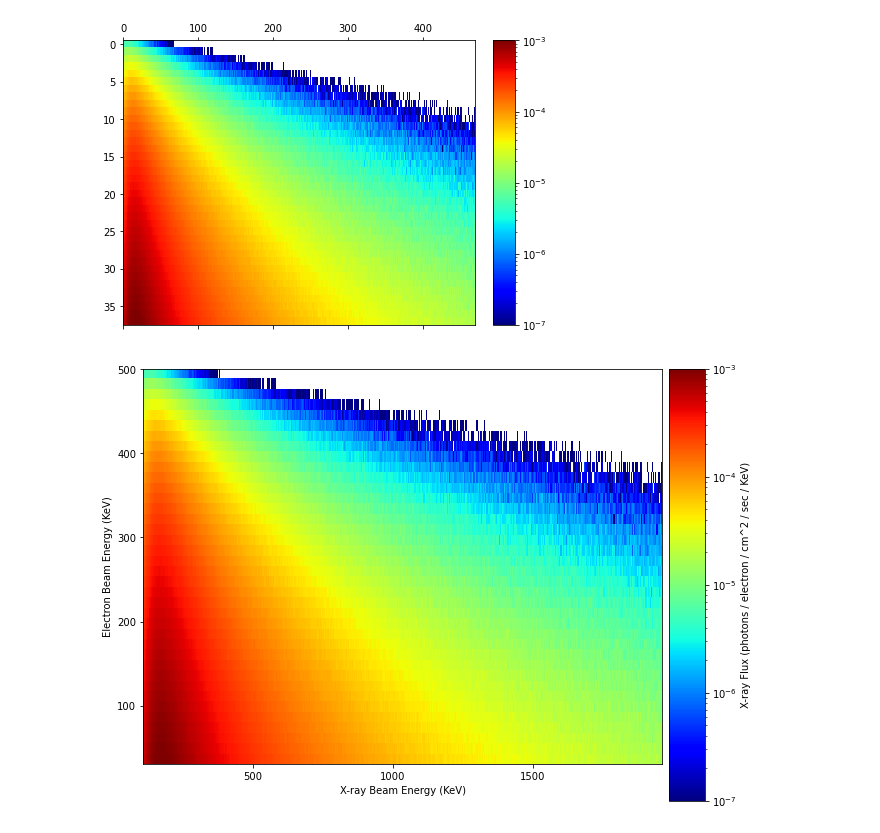
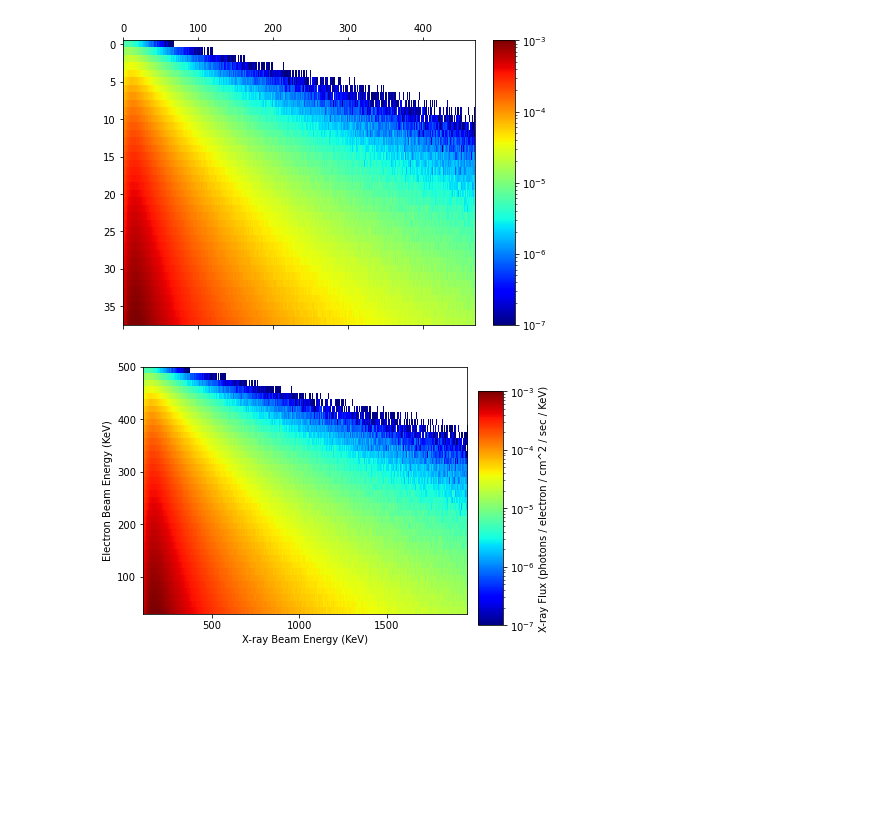
Before and after one commit to mrpatrick1991/thesis, a Jupyter notebook: figures/chapter_4/matrix_scaling_plot/Untitled.ipynb, the cells around one changed output. Drawn from its saved outputs; the diff is of its cells as text; code cells hidden in the pictures; blank space fills up the shorter version.

Commit message:
figure size fixed

```diff
--- a/figures/chapter_4/matrix_scaling_plot/Untitled.ipynb
+++ b/figures/chapter_4/matrix_scaling_plot/Untitled.ipynb
@@ -118,17 +118,24 @@ def get_binned_matrix(xbinw,ebinw):
     R = np.transpose(np.array(R))
     return(R)
 # %%
-f = plt.figure(figsize=(10, 10))
-ax = f.add_axes([0.17, 0.02, .72, 0.79])
-axcolor = f.add_axes([0.90, 0.09, .05, 0.60])
+#font = {'family' : 'DejaVu Sans',
+        #'weight' : 'normal',
+        #'size'   : 19}
+
+#matplotlib.rc('font', **font)
+
+
+f = plt.figure(figsize=(5, 5))
+ax = f.add_axes([0.17, 0.02, .90, 0.89])
+axcolor = f.add_axes([1.1, 0.09, .07, 0.65])
 im = ax.matshow(R.T,extent=[espace[0],espace[-1],xspace[0],xspace[-1]],aspect=3,norm=LogNorm(vmin=1e-7, vmax=1e-3),cmap='jet')
 t = np.logspace(-7,-3,5)
 ax.xaxis.set_ticks_position('bottom')
 cbar = f.colorbar(im, cax=axcolor,ticks=t)
-
+plt.tight_layout()
 ax.set_xlabel('X-ray Beam Energy (KeV)')
 ax.set_ylabel('Electron Beam Energy (KeV)')
 cbar.ax.set_ylabel('X-ray Flux (photons / electron / cm^2 / sec / KeV)')
 plt.savefig('fig.pdf')
 # %% [output]
-[figure, old version]
+[figure, new version]
```
Also changed, not shown: 2 other files.
